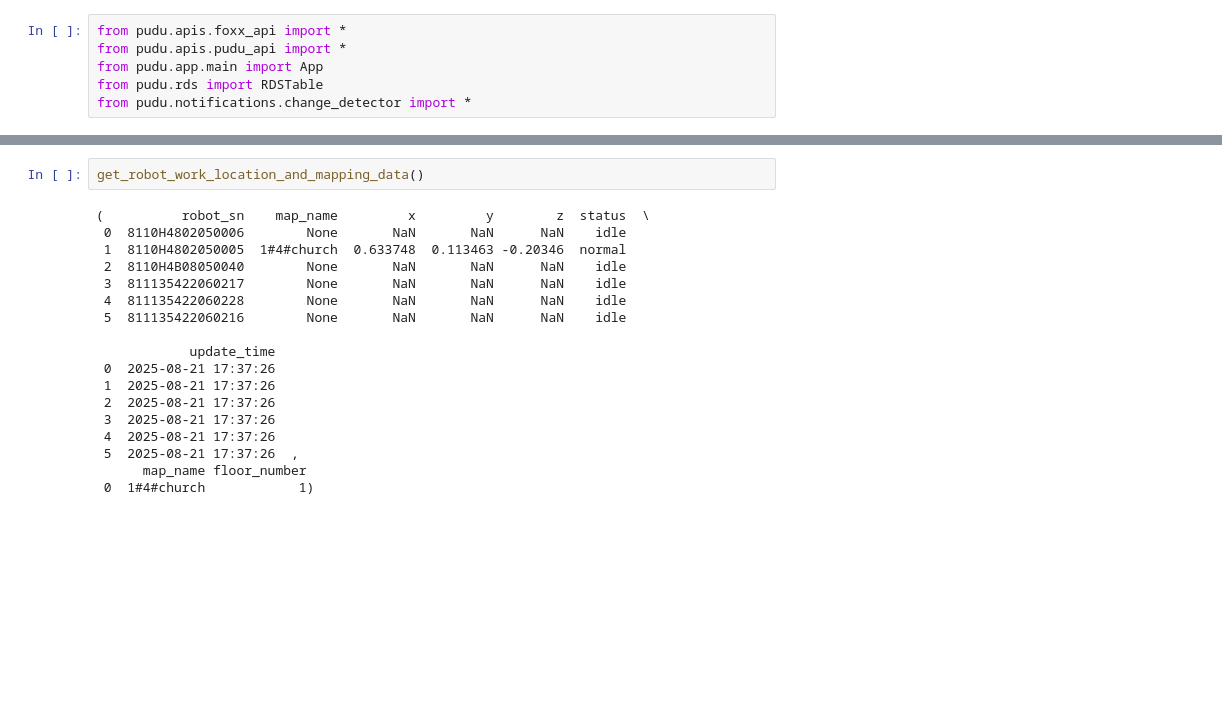
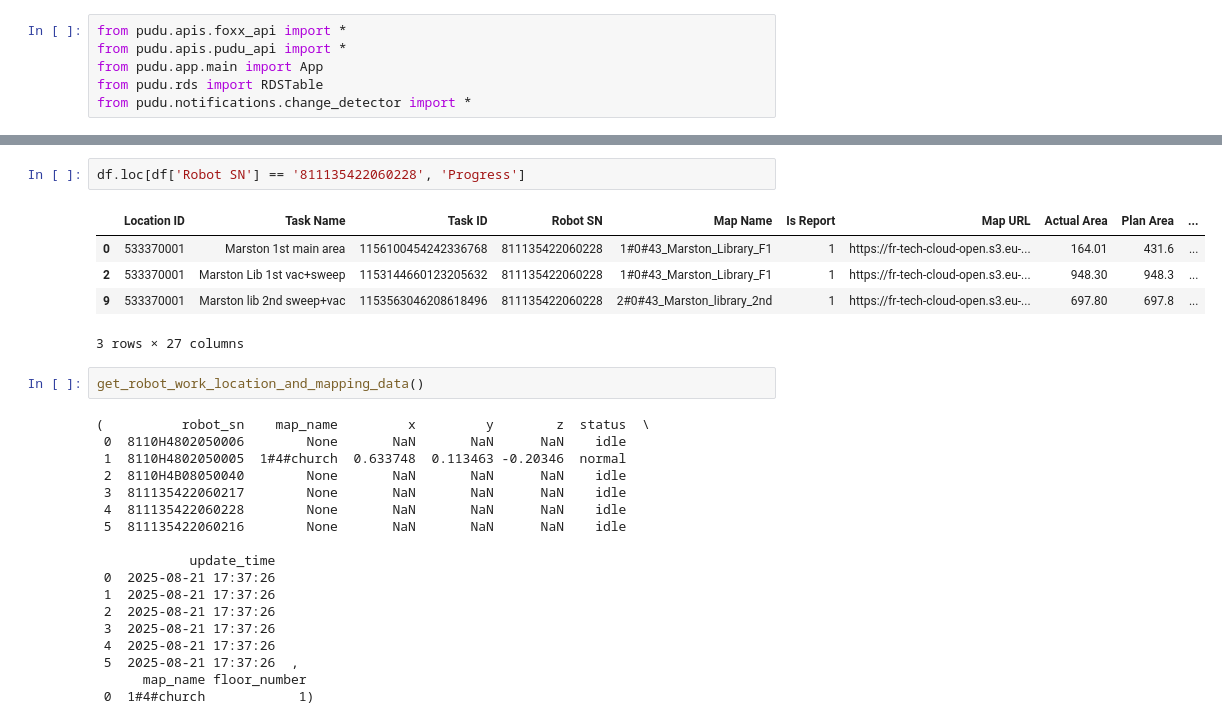
Before and after one commit to CarloCHEN/pudu_robot, a Jupyter notebook: src/ds.ipynb, the cells around one changed output, grey strips where cells are left out. Drawn from its saved outputs; the diff is of its cells as text; blank space fills up the shorter version.

```diff
--- a/src/ds.ipynb
+++ b/src/ds.ipynb
@@ -7,3 +22,11 @@ from pudu.notifications.change_detector import *
+# %%
+df.loc[df['Robot SN'] == '811135422060228', 'Progress']
+# %% [output]
+|  | Location ID | Task Name | Task ID | Robot SN | Map Name | Is Report | Map URL | Actual Area | Plan Area | ... |
+| 0 | 533370001 | Marston 1st main area | 1156100454242336768 | 811135422060228 | 1#0#43_Marston_Library_F1 | 1 | https://fr-tech-cloud-open.s3.eu-... | 164.01 | 431.6 | ... |
+| 2 | 533370001 | Marston Lib 1st vac+sweep | 1153144660123205632 | 811135422060228 | 1#0#43_Marston_Library_F1 | 1 | https://fr-tech-cloud-open.s3.eu-... | 948.30 | 948.3 | ... |
+| 9 | 533370001 | Marston lib 2nd sweep+vac | 1153563046208618496 | 811135422060228 | 2#0#43_Marston_library_2nd | 1 | https://fr-tech-cloud-open.s3.eu-... | 697.80 | 697.8 | ... |
+3 rows × 27 columns
 # %%
 get_robot_work_location_and_mapping_data()
 # %% [output]
```
Also changed, not shown: parts of 5 cells of this notebook, 7 other files.
